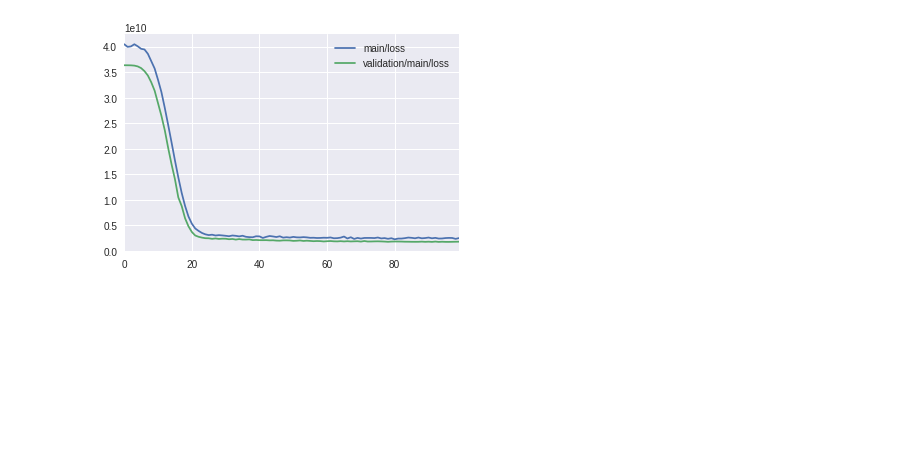
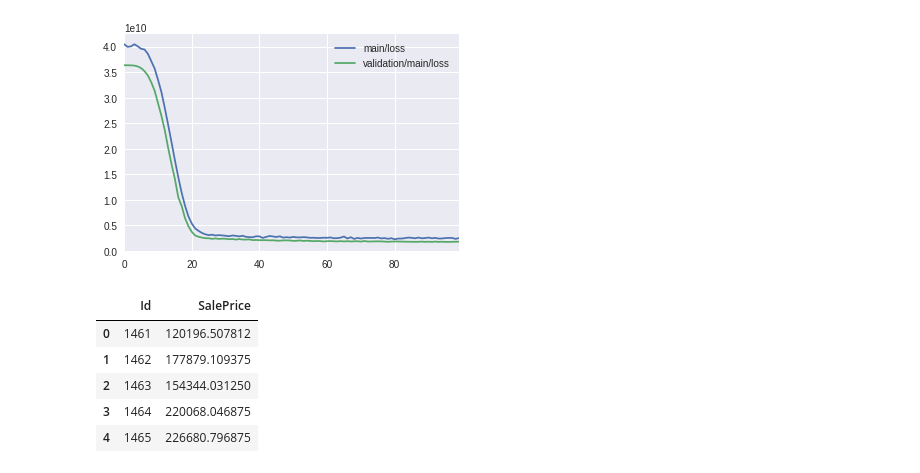
Before and after one commit to jaizw/house-prices, a Jupyter notebook: predict2.ipynb, the cells around one changed output. Cells and saved outputs as stored; diff of their text form; code cells hidden in the pictures; blank space fills up the shorter version.

Commit message:
[mod]predict using model

```diff
--- a/predict2.ipynb
+++ b/predict2.ipynb
@@ -191,0 +204,23 @@ results[["main/loss", "validation/main/loss"]].plot()
+# %%
+with chainer.using_config('train', False), chainer.using_config('enable_backprop', False):
+    for i, x_ in enumerate(x):
+        x_new = x_
+        x_new = x_new[np.newaxis]
+        y = model.predictor(x_new)
+        sale_prices.append(y.data)
+# %%
+output_df = pd.DataFrame()
+# %%
+sale_prices = np.reshape(sale_prices, 1459)
+# %%
+output_df['Id'] = predict_house_df['Id']
+output_df['SalePrice'] = np.array(sale_prices)
+# %%
+output_df.head()
+# %% [output]
+|  | Id | SalePrice |
+| 0 | 1461 | 120196.507812 |
+| 1 | 1462 | 177879.109375 |
+| 2 | 1463 | 154344.031250 |
+| 3 | 1464 | 220068.046875 |
+| 4 | 1465 | 226680.796875 |
```
Also changed, not shown: parts of 7 cells of this notebook.
